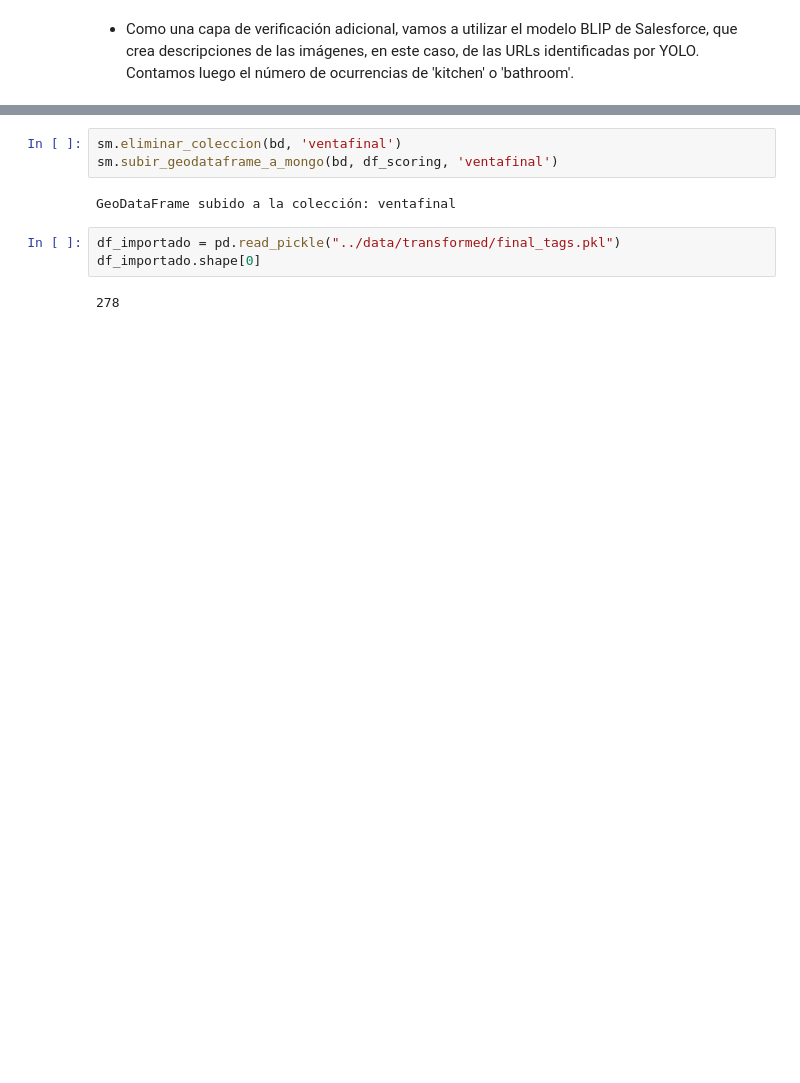
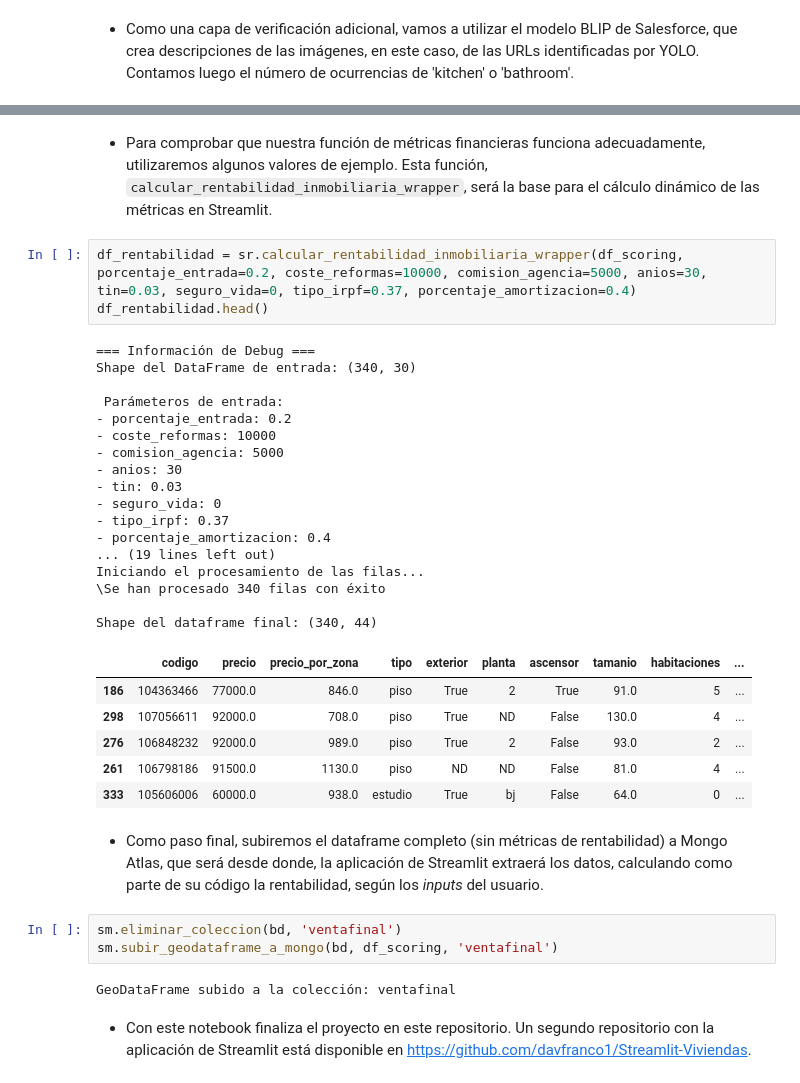
Before and after one commit to davfranco1/Proyecto-Rentabilidad-Viviendas, a Jupyter notebook: notebooks/4_CalculoRentabilidad.ipynb, the cells around one changed output, grey strips where cells are left out. Saved outputs shown, nothing was run; the diff lists cells and outputs as text; blank space fills up the shorter version.

```diff
--- a/notebooks/4_CalculoRentabilidad.ipynb
+++ b/notebooks/4_CalculoRentabilidad.ipynb
@@ -169,10 +178,38 @@ df_scoring.head(5)
+# %% [markdown]
+- Para comprobar que nuestra función de métricas financieras funciona adecuadamente, utilizaremos algunos valores de ejemplo. Esta función, `calcular_rentabilidad_inmobiliaria_wrapper`, será la base para el cálculo dinámico de las métricas en Streamlit.
+# %%
+df_rentabilidad = sr.calcular_rentabilidad_inmobiliaria_wrapper(df_scoring, porcentaje_entrada=0.2, coste_reformas=10000, comision_agencia=5000, anios=30, tin=0.03, seguro_vida=0, tipo_irpf=0.37, porcentaje_amortizacion=0.4)
+df_rentabilidad.head()
+# %% [output]
+=== Información de Debug ===
+Shape del DataFrame de entrada: (340, 30)
+
+ Parámeteros de entrada:
+- porcentaje_entrada: 0.2
+- coste_reformas: 10000
+- comision_agencia: 5000
+- anios: 30
+- tin: 0.03
+- seguro_vida: 0
+- tipo_irpf: 0.37
+- porcentaje_amortizacion: 0.4
+... (19 lines left out)
+Iniciando el procesamiento de las filas...
+\Se han procesado 340 filas con éxito
+
+Shape del dataframe final: (340, 44)
+|  | codigo | precio | precio_por_zona | tipo | exterior | planta | ascensor | tamanio | habitaciones | ... |
+| 186 | 104363466 | 77000.0 | 846.0 | piso | True | 2 | True | 91.0 | 5 | ... |
+| 298 | 107056611 | 92000.0 | 708.0 | piso | True | ND | False | 130.0 | 4 | ... |
+| 276 | 106848232 | 92000.0 | 989.0 | piso | True | 2 | False | 93.0 | 2 | ... |
+| 261 | 106798186 | 91500.0 | 1130.0 | piso | ND | ND | False | 81.0 | 4 | ... |
+| 333 | 105606006 | 60000.0 | 938.0 | estudio | True | bj | False | 64.0 | 0 | ... |
+# %% [markdown]
+- Como paso final, subiremos el dataframe completo (sin métricas de rentabilidad) a Mongo Atlas, que será desde donde, la aplicación de Streamlit extraerá los datos, calculando como parte de su código la rentabilidad, según los *inputs* del usuario.
 # %%
 sm.eliminar_coleccion(bd, 'ventafinal')
 sm.subir_geodataframe_a_mongo(bd, df_scoring, 'ventafinal')
 # %% [output]
 GeoDataFrame subido a la colección: ventafinal
-# %%
-df_importado = pd.read_pickle("../data/transformed/final_tags.pkl")
-df_importado.shape[0]
-# %% [output]
-278
+# %% [markdown]
+- Con este notebook finaliza el proyecto en este repositorio. Un segundo repositorio con la aplicación de Streamlit está disponible en https://github.com/davfranco1/Streamlit-Viviendas.
```
Also changed, not shown: parts of 19 cells of this notebook, 10 other files.
